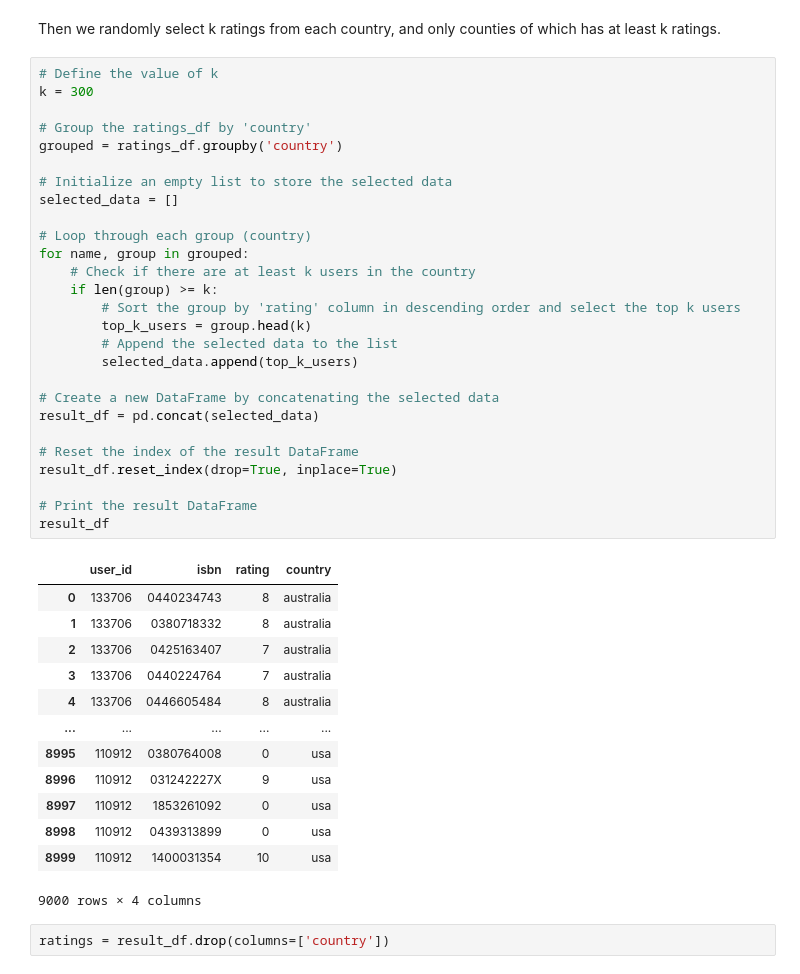
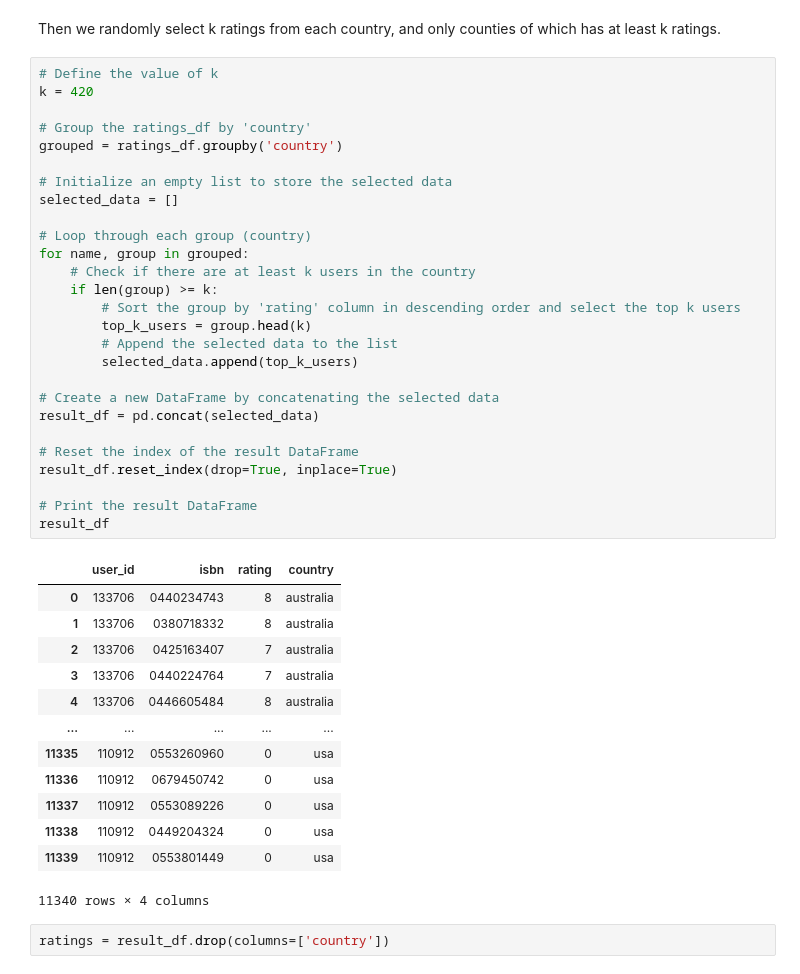
Before and after one commit to Song-z-h/data-intensive-proj, a Jupyter notebook: recomendation.ipynb, the cells around one changed output. Cells and saved outputs as stored; diff of their text form.

```diff
--- a/recomendation.ipynb
+++ b/recomendation.ipynb
@@ -446,45 +446,45 @@ ratings_df
 Then we randomly select k ratings from each country, and only counties of which has at least k ratings.
 # %%
 # Define the value of k
-k = 300
+k = 420
 
 # Group the ratings_df by 'country'
 grouped = ratings_df.groupby('country')
 
 # Initialize an empty list to store the selected data
 selected_data = []
 
 # Loop through each group (country)
 for name, group in grouped:
     # Check if there are at least k users in the country
     if len(group) >= k:
         # Sort the group by 'rating' column in descending order and select the top k users
         top_k_users = group.head(k)
         # Append the selected data to the list
         selected_data.append(top_k_users)
 
 # Create a new DataFrame by concatenating the selected data
 result_df = pd.concat(selected_data)
 
 # Reset the index of the result DataFrame
 result_df.reset_index(drop=True, inplace=True)
 
 # Print the result DataFrame
 result_df
 # %% [output]
 |  | user_id | isbn | rating | country |
 | 0 | 133706 | 0440234743 | 8 | australia |
 | 1 | 133706 | 0380718332 | 8 | australia |
 | 2 | 133706 | 0425163407 | 7 | australia |
 | 3 | 133706 | 0440224764 | 7 | australia |
 | 4 | 133706 | 0446605484 | 8 | australia |
 | ... | ... | ... | ... | ... |
-| 8995 | 110912 | 0380764008 | 0 | usa |
-| 8996 | 110912 | 031242227X | 9 | usa |
-| 8997 | 110912 | 1853261092 | 0 | usa |
-| 8998 | 110912 | 0439313899 | 0 | usa |
-| 8999 | 110912 | 1400031354 | 10 | usa |
+| 11335 | 110912 | 0553260960 | 0 | usa |
+| 11336 | 110912 | 0679450742 | 0 | usa |
+| 11337 | 110912 | 0553089226 | 0 | usa |
+| 11338 | 110912 | 0449204324 | 0 | usa |
+| 11339 | 110912 | 0553801449 | 0 | usa |
-9000 rows × 4 columns
+11340 rows × 4 columns
 # %%
 ratings = result_df.drop(columns=['country'])
 # %% [markdown]
```
Also changed, not shown: parts of 63 cells of this notebook.
